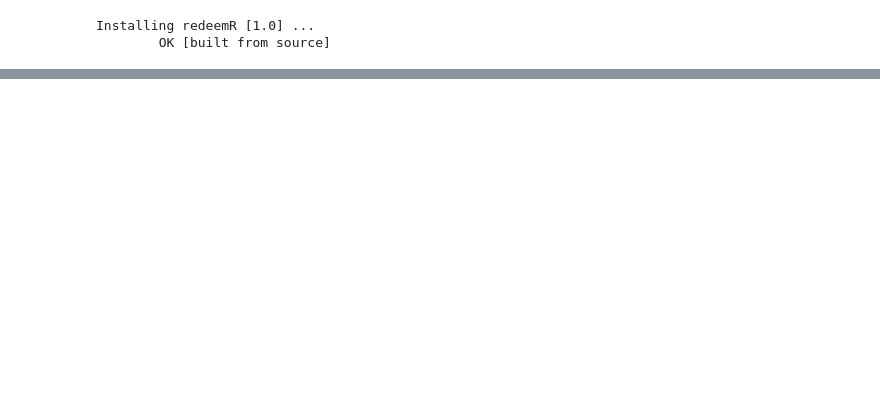
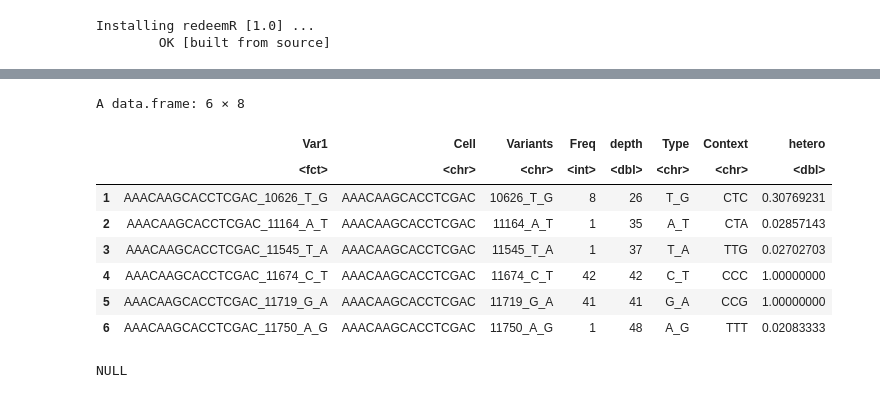
Before and after one commit to chenweng1991/redeemR, a Jupyter notebook: Get_Started.ipynb, the cells around one changed output, grey strips where cells are left out. Cells and saved outputs as stored; diff of their text form; code cells hidden in the pictures; blank space fills up the shorter version.

```diff
--- a/Get_Started.ipynb
+++ b/Get_Started.ipynb
@@ -51,0 +131,16 @@ library(dplyr)
+# %%
+head(VariantsGTSummary)
+# %% [output]
+A data.frame: 6 × 8
+|  | Var1 | Cell | Variants | Freq | depth | Type | Context | hetero |
+|  | <fct> | <chr> | <chr> | <int> | <dbl> | <chr> | <chr> | <dbl> |
+| 1 | AAACAAGCACCTCGAC_10626_T_G | AAACAAGCACCTCGAC | 10626_T_G | 8 | 26 | T_G | CTC | 0.30769231 |
+| 2 | AAACAAGCACCTCGAC_11164_A_T | AAACAAGCACCTCGAC | 11164_A_T | 1 | 35 | A_T | CTA | 0.02857143 |
+| 3 | AAACAAGCACCTCGAC_11545_T_A | AAACAAGCACCTCGAC | 11545_T_A | 1 | 37 | T_A | TTG | 0.02702703 |
+| 4 | AAACAAGCACCTCGAC_11674_C_T | AAACAAGCACCTCGAC | 11674_C_T | 42 | 42 | C_T | CCC | 1.00000000 |
+| 5 | AAACAAGCACCTCGAC_11719_G_A | AAACAAGCACCTCGAC | 11719_G_A | 41 | 41 | G_A | CCG | 1.00000000 |
+| 6 | AAACAAGCACCTCGAC_11750_A_G | AAACAAGCACCTCGAC | 11750_A_G | 1 | 48 | A_G | TTT | 0.02083333 |
+# %%
+attributes(VariantsGTSummary.feature)
+# %% [output]
+NULL
```
Also changed, not shown: parts of 16 cells of this notebook, 7 other files.
